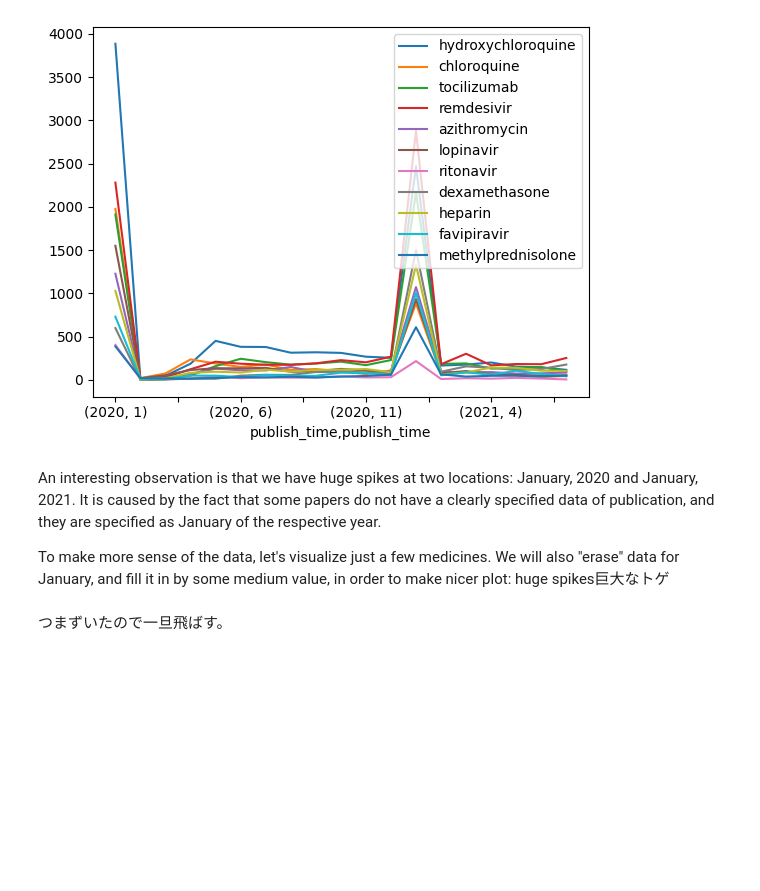
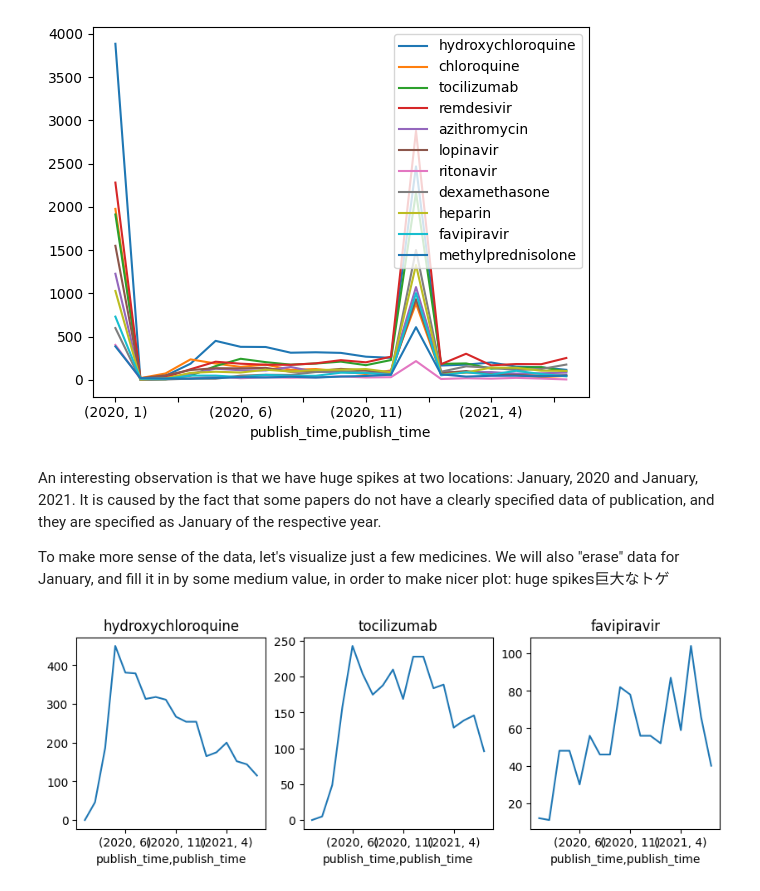
Before and after one commit to YUKIo511/Data_Science, a Jupyter notebook: ds2,7,1.ipynb, the cells around one changed output. Cells and saved outputs as stored; diff of their text form; code cells hidden in the pictures; blank space fills up the shorter version.

```diff
--- a/ds2,7,1.ipynb
+++ b/ds2,7,1.ipynb
@@ -196,5 +196,22 @@ An interesting observation is that we have huge spikes at two locations: January
 
 To make more sense of the data, let's visualize just a few medicines. We will also "erase" data for January, and fill it in by some medium value, in order to make nicer plot:
 huge spikes巨大なトゲ
-# %% [markdown]
-つまずいたので一旦飛ばす。
+# %%
+import numpy as np
+meds = ['hydroxychloroquine','tocilizumab','favipiravir']
+#Nanと表示したいときはnumpy ,これにすると計算スピードが落ちない
+dfmt.loc[(2020,1)] = np.nan
+dfmt.loc[(2021,1)] = np.nan
+#穴が開いている箇所を満たす
+dfmt.ffill(inplace=True)
+#横一列に三個のデータのグラフの枠を並べて10x3の画用紙を作って
+#全体のグラフの構成
+fig, ax = plt.subplots(1,len(meds),figsize=(10,3))
+#enumerate()二つの戻り値をくれる　indexと中身
+#アクシズの定義
+for i,m in enumerate(meds):
+    dfmt[m].plot(ax=ax[i])
+    ax[i].set_title(m)
+plt.show()
+# %% [output]
+[figure, added]
```
Also changed, not shown: parts of 8 cells of this notebook.
